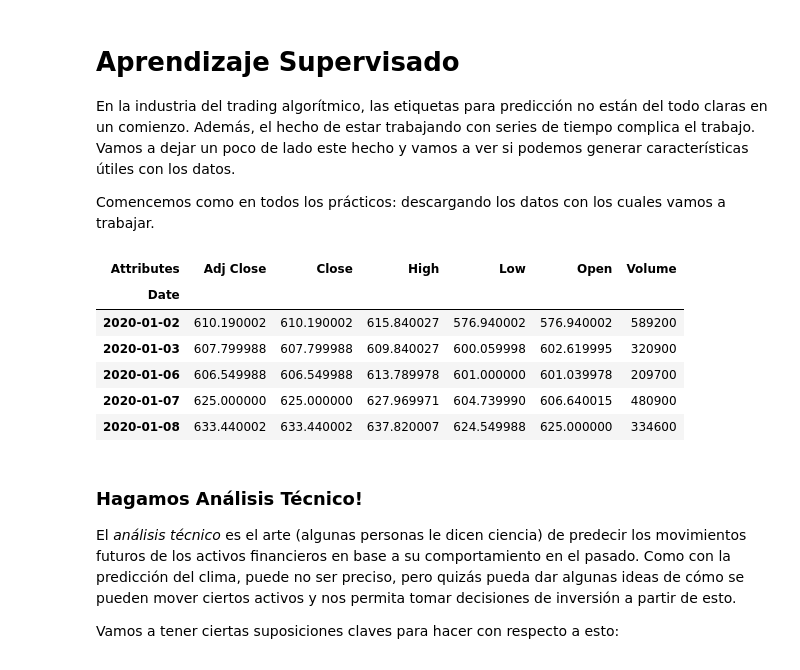
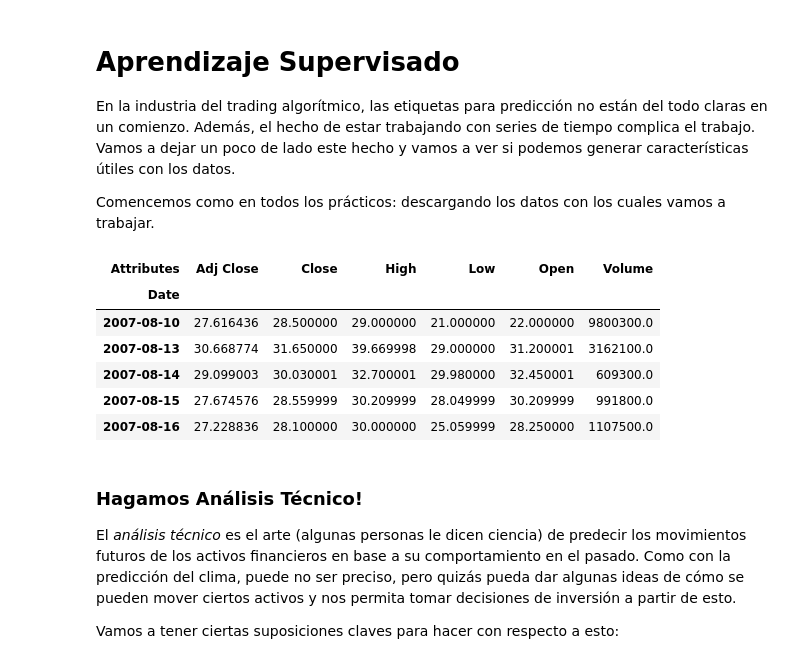
Before and after one commit to exsantucho/MLBolsaMentoria2021, a Jupyter notebook: Práctico 4 - Aprendizaje Supervisado-E-REV00.ipynb, the cells around one changed output. Cells and saved outputs as stored; diff of their text form; code cells hidden in the pictures.

```diff
--- a/Práctico 4 - Aprendizaje Supervisado-E-REV00.ipynb
+++ b/Práctico 4 - Aprendizaje Supervisado-E-REV00.ipynb
@@ -7,29 +7,29 @@ Comencemos como en todos los prácticos: descargando los datos con los cuales va
 # %%
 from pandas_datareader import data
 
 tickers = ['MELI']
 
 # Definimos el rango de fechas deseado
-start_date = '2020-01-01'
+start_date = '2000-01-01'
 end_date = '2020-12-31'
 
 # Obtenemos un DataFrame
 df = data.DataReader(
     tickers,
     start=start_date,
     end=end_date,
     data_source='yahoo',
 ).droplevel("Symbols", axis=1)
 
 df.head()
 # %% [output]
 | Attributes | Adj Close | Close | High | Low | Open | Volume |
 | Date |  |  |  |  |  |  |
-| 2020-01-02 | 610.190002 | 610.190002 | 615.840027 | 576.940002 | 576.940002 | 589200 |
-| 2020-01-03 | 607.799988 | 607.799988 | 609.840027 | 600.059998 | 602.619995 | 320900 |
-| 2020-01-06 | 606.549988 | 606.549988 | 613.789978 | 601.000000 | 601.039978 | 209700 |
-| 2020-01-07 | 625.000000 | 625.000000 | 627.969971 | 604.739990 | 606.640015 | 480900 |
-| 2020-01-08 | 633.440002 | 633.440002 | 637.820007 | 624.549988 | 625.000000 | 334600 |
+| 2007-08-10 | 27.616436 | 28.500000 | 29.000000 | 21.000000 | 22.000000 | 9800300.0 |
+| 2007-08-13 | 30.668774 | 31.650000 | 39.669998 | 29.000000 | 31.200001 | 3162100.0 |
+| 2007-08-14 | 29.099003 | 30.030001 | 32.700001 | 29.980000 | 32.450001 | 609300.0 |
+| 2007-08-15 | 27.674576 | 28.559999 | 30.209999 | 28.049999 | 30.209999 | 991800.0 |
+| 2007-08-16 | 27.228836 | 28.100000 | 30.000000 | 25.059999 | 28.250000 | 1107500.0 |
 # %% [markdown]
 ### Hagamos Análisis Técnico!
 
```
Also changed, not shown: parts of 31 cells of this notebook.
